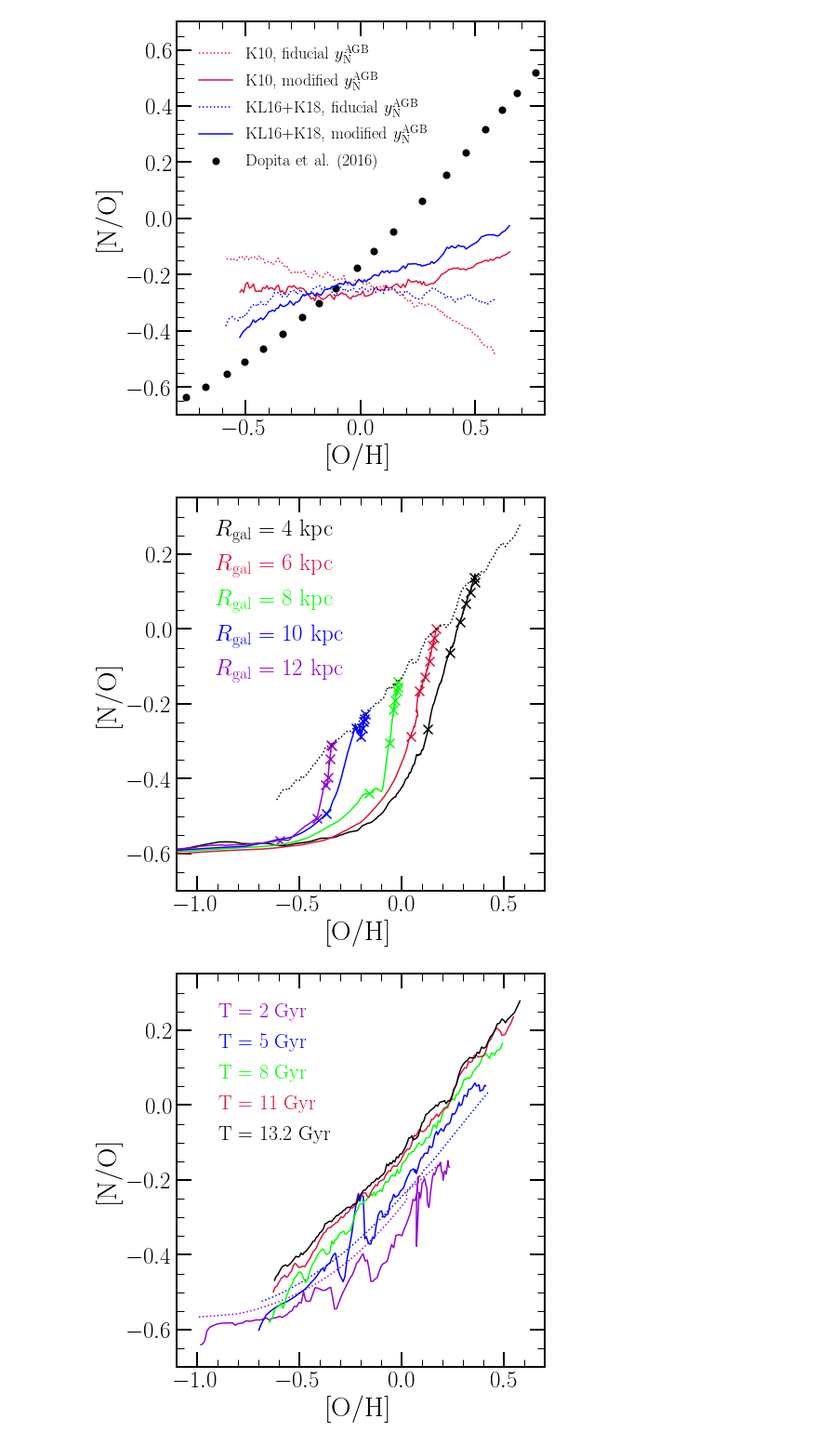
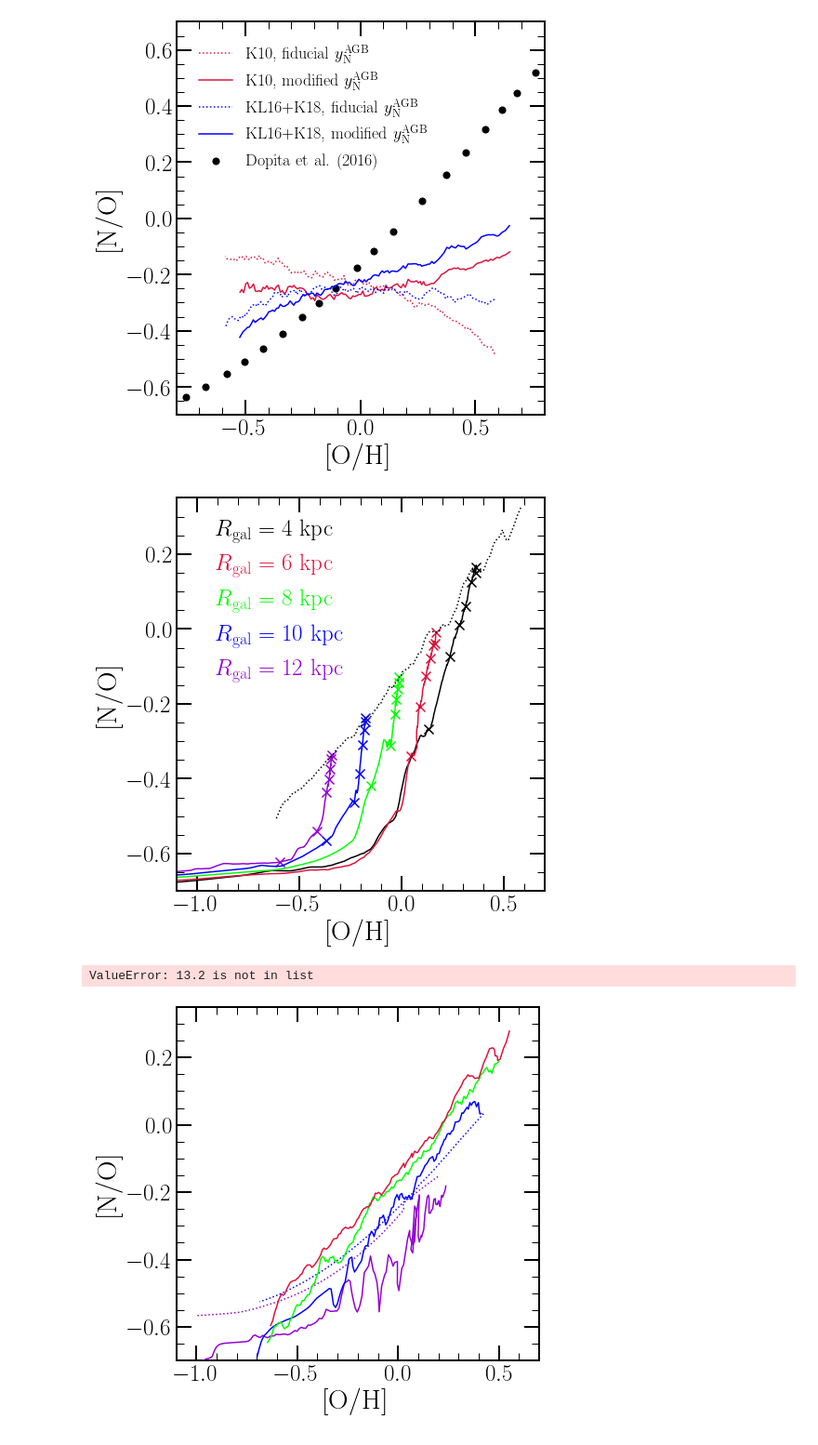
Before and after one commit to giganano/AGBmigration, a Jupyter notebook: notebooks/paper_plots.ipynb, the cells around one changed output. Shown at 93% size. Saved outputs shown, nothing was run; the diff lists cells and outputs as text; code cells hidden in the pictures.

```diff
--- a/notebooks/paper_plots.ipynb
+++ b/notebooks/paper_plots.ipynb
@@ -670,7 +670,7 @@ ax.set_ylabel("[N/O]")
 ax.set_xlim([-0.8, 0.8])
 ax.set_ylim([-0.7, 0.7])
 names = [
-    "../outputs/diffusion/insideout_3xcristallo",
+    "../outputs/diffusion/insideout",
     "../outputs/diffusion/insideout_karakas10",
     "../outputs/diffusion/insideout_karakas16",
     "../outputs/diffusion/insideout_ventura13",
@@ -804,9 +804,9 @@ labels = []
 for i in [4, 6, 8, 10, 12]:
     labels.append(r"$R_\text{gal}$ = %d kpc" % (i))
 colors = ["black", "crimson", "lime", "blue", "darkviolet"]
-times = [2, 4, 6, 8, 10, 12, 13.2]
+times = [2, 4, 6, 8, 10, 12, 13.195]
 
-out = vice.output("../outputs/diffusion/insideout_3xcristallo")
+out = vice.output("../outputs/diffusion/insideout")
 
 for i in range(len(zones)):
     xvals = out.zones[zones[i]].history["[o/h]"]
@@ -837,7 +837,7 @@ ax.plot(xvals, yvals, c = plots.mpltoolkit.named_colors()["black"], linestyle =
 plt.tight_layout()
 plt.savefig("../paper/no_oh_superposition.pdf")
 # %% [output]
-[figure, old version]
+[figure, new version]
 # %%
 fig = plt.figure(figsize = (7, 7), facecolor = "white")
 ax = fig.add_subplot(111, facecolor = "white")
@@ -848,7 +848,7 @@ ax.set_ylim([-0.7, 0.35])
 times = [2, 5, 8, 11, 13.2]
 colors = ["darkviolet", "blue", "lime", "crimson", "black"]
 # linestyles = ['-.', ':', '-', '--', '-']
-diffusion = vice.output("../outputs/diffusion/insideout_3xcristallo")
+diffusion = vice.output("../outputs/diffusion/insideout")
 postprocess = vice.output("../outputs/post-process/insideout_3xcristallo")
 zones = ["zone%d" % (_) for _ in range(20, 155)]
 for i in range(len(times)):
@@ -857,32 +857,33 @@ for i in range(len(times)):
     no = [postprocess.zones[zone].history["[n/o]"][idx] for zone in zones]
     kwargs = {
         "c": plots.mpltoolkit.named_colors()[colors[i]]
     }
     if i < 2: ax.plot(oh, no, linestyle = ':', zorder = 5, **kwargs)
     idx = diffusion.zones["zone0"].history["time"].index(times[i])
     oh = [diffusion.zones[zone].history["[o/h]"][idx] for zone in zones]
     no = [diffusion.zones[zone].history["[n/o]"][idx] for zone in zones]
 #     kwargs = {
 #         "c": plots.mpltoolkit.named_colors()[colors[i]],
 #         "linestyle": linestyles[i],
 #         "label": "T = %g Gyr" % (times[i])
 #     }
     kwargs["label"] = "T = %g Gyr" % (times[i])
     ax.plot(oh, no, zorder = 10, **kwargs)
 kwargs = {
     "loc": plots.mpltoolkit.mpl_loc("upper left"),
     "ncol": 1,
     "frameon": False,
     "bbox_to_anchor": (0.02, 0.98),
     "fontsize": 22,
     "handlelength": 0
 }
 leg = ax.legend(**kwargs)
 for i in range(len(times)):
     leg.get_texts()[i].set_color(colors[i])
     leg.legendHandles[i].set_visible(False)
 plt.tight_layout()
 plt.savefig("../paper/no_oh_timeevol.pdf")
 # %% [output]
+ValueError: 13.2 is not in list
-[figure, old version]
+[figure, new version]
 # %%
```
Also changed, not shown: parts of 3 cells of this notebook, 9 other files.
